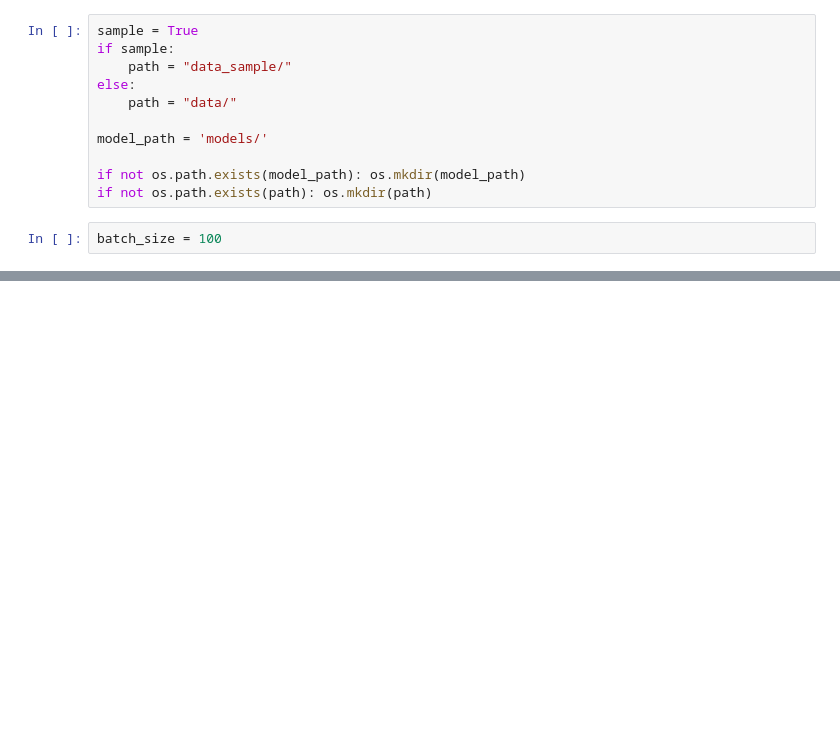
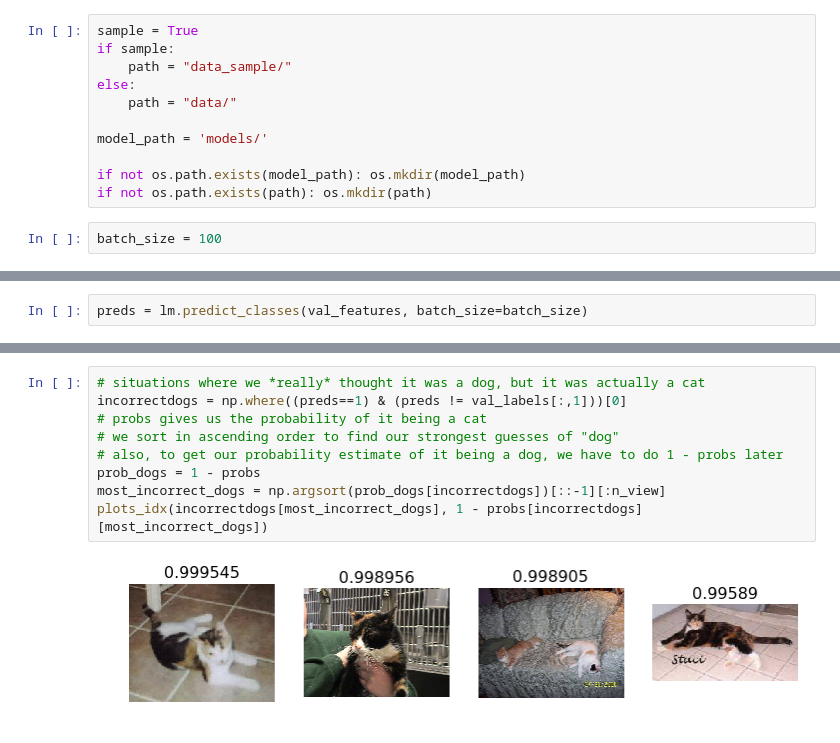
Before and after one commit to rforgione/courses-1, a Jupyter notebook: deeplearning1/nbs/lesson2-ss.ipynb, the cells around one changed output, grey strips where cells are left out. Drawn from its saved outputs; the diff is of its cells as text; blank space fills up the shorter version.

```diff
--- a/deeplearning1/nbs/lesson2-ss.ipynb
+++ b/deeplearning1/nbs/lesson2-ss.ipynb
@@ -91,0 +202,2 @@ AttributeError: 'NoneType' object has no attribute 'strip'
+# %%
+preds = lm.predict_classes(val_features, batch_size=batch_size)
@@ -91,0 +274,11 @@ AttributeError: 'NoneType' object has no attribute 'strip'
+# %%
+# situations where we *really* thought it was a dog, but it was actually a cat
+incorrectdogs = np.where((preds==1) & (preds != val_labels[:,1]))[0]
+# probs gives us the probability of it being a cat
+# we sort in ascending order to find our strongest guesses of "dog"
+# also, to get our probability estimate of it being a dog, we have to do 1 - probs later
+prob_dogs = 1 - probs
+most_incorrect_dogs = np.argsort(prob_dogs[incorrectdogs])[::-1][:n_view]
+plots_idx(incorrectdogs[most_incorrect_dogs], 1 - probs[incorrectdogs][most_incorrect_dogs])
+# %% [output]
+[figure, added]
```
Also changed, not shown: parts of 83 cells of this notebook, 7 other files.
